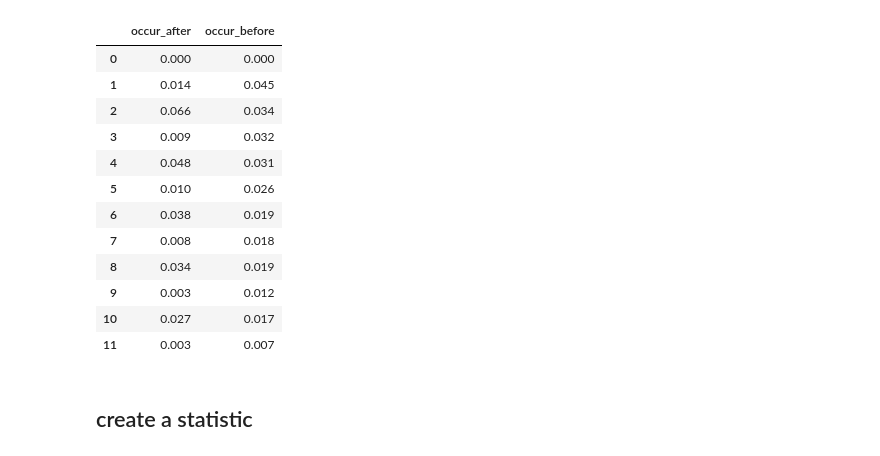
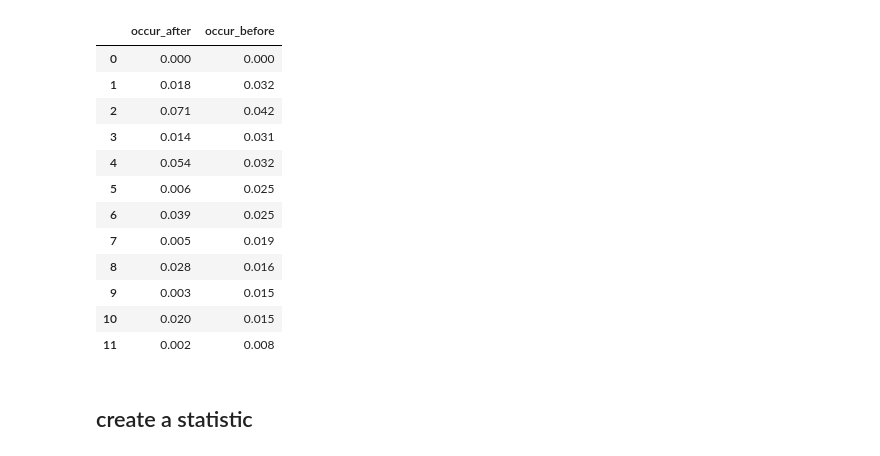
Before and after one commit to yoav-palti/markov-build, a Jupyter notebook: word_dist.ipynb, the cells around one changed output. Drawn from its saved outputs; the diff is of its cells as text; code cells hidden in the pictures.

```diff
--- a/word_dist.ipynb
+++ b/word_dist.ipynb
@@ -14,7 +14,7 @@ stationary_dist = np.array([26,11,11,9,9,7,7,5,5,4,4,2])*10
 N = stationary_dist.sum()
 prob_vector = stationary_dist/stationary_dist.sum()
 
-P = construct_transition_matrix_ring(prob_vector,N, anchor=0,anchor_atraction=50,seed=seed)
+P = construct_transition_matrix_ring(prob_vector,N, anchor=0,anchor_atraction=30,seed=seed)
 # P = construct_transition_matrix_converge(prob_vector)
 # %% [output]
 INFO:ring_partition:Attempt 1
@@ -68,22 +68,21 @@ mc.plot(th=0.1)
 # %%
 occur_statistic_df = pd.DataFrame(index=mc.states)
 occur_statistic_df["occur_after"] = mc.occur_after_anchor(0)
 occur_statistic_df["occur_before"] = mc.occur_before_anchor(0)
-occur_statistic_df
 # %% [output]
 |  | occur_after | occur_before |
 | 0 | 0.000 | 0.000 |
-| 1 | 0.014 | 0.045 |
-| 2 | 0.066 | 0.034 |
-| 3 | 0.009 | 0.032 |
-| 4 | 0.048 | 0.031 |
-| 5 | 0.010 | 0.026 |
-| 6 | 0.038 | 0.019 |
-| 7 | 0.008 | 0.018 |
-| 8 | 0.034 | 0.019 |
-| 9 | 0.003 | 0.012 |
-| 10 | 0.027 | 0.017 |
-| 11 | 0.003 | 0.007 |
+| 1 | 0.018 | 0.032 |
+| 2 | 0.071 | 0.042 |
+| 3 | 0.014 | 0.031 |
+| 4 | 0.054 | 0.032 |
+| 5 | 0.006 | 0.025 |
+| 6 | 0.039 | 0.025 |
+| 7 | 0.005 | 0.019 |
+| 8 | 0.028 | 0.016 |
+| 9 | 0.003 | 0.015 |
+| 10 | 0.020 | 0.015 |
+| 11 | 0.002 | 0.008 |
 # %% [markdown]
 ## create a statistic
 # %%
```
Also changed, not shown: parts of 3 cells of this notebook.
